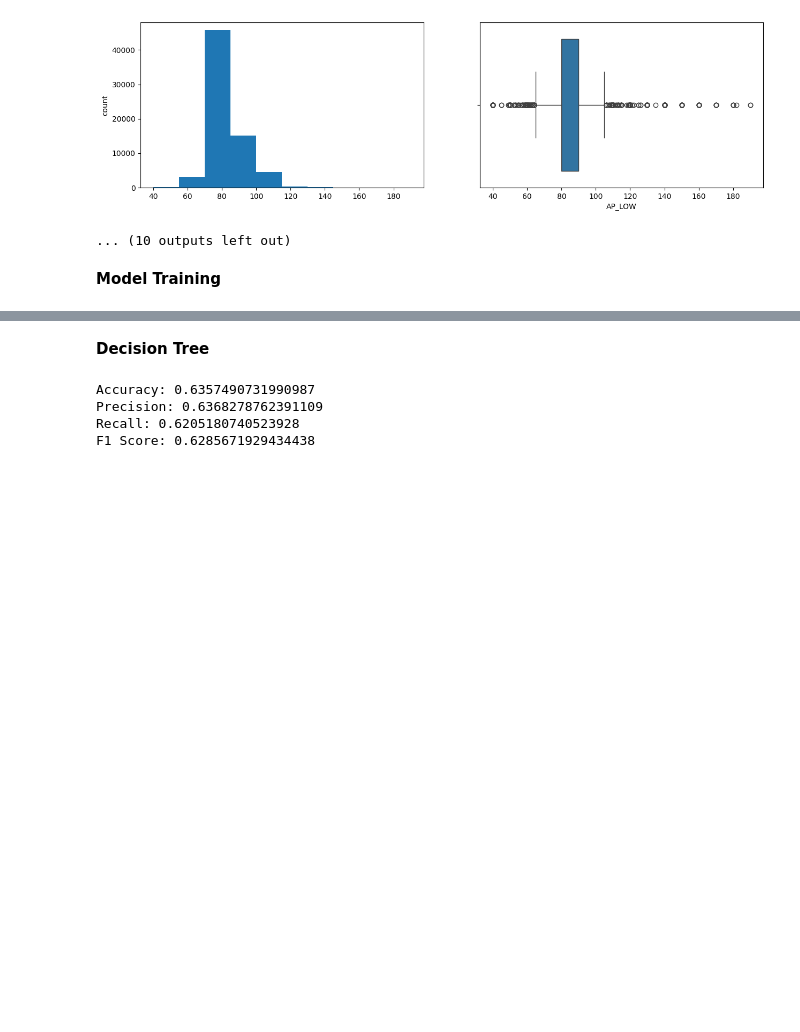
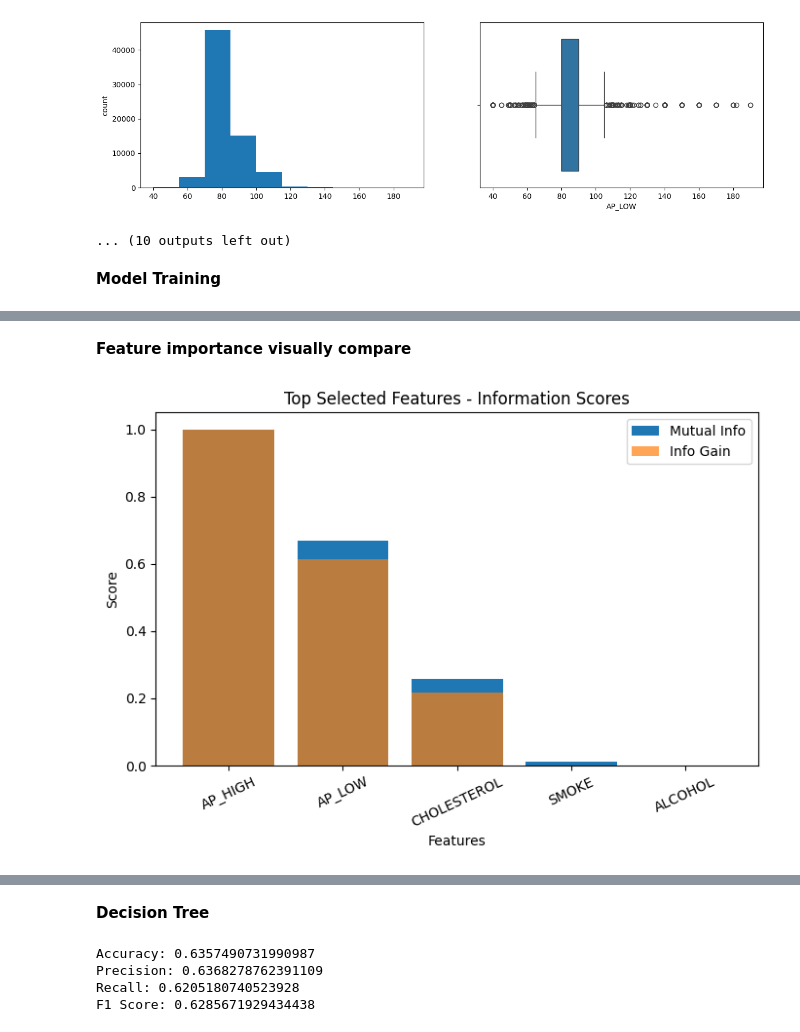
Before and after one commit to NawshinNeaha/AI-Lab, a Jupyter notebook: Cardio_Disease.ipynb, the cells around one changed output, grey strips where cells are left out. Saved outputs shown, nothing was run; the diff lists cells and outputs as text; code cells hidden in the pictures; blank space fills up the shorter version.

```diff
--- a/Cardio_Disease.ipynb
+++ b/Cardio_Disease.ipynb
@@ -344,0 +715,17 @@ X_train, X_test, y_train, y_test = train_test_split(x, y,test_size=0.2, random_s
+# %% [markdown]
+**Feature importance visually compare**
+# %%
+# Bar Chart
+plt.figure(figsize=(7,5))
+plt.bar(score_df["Feature"][:5], score_df["Mutual_Info"][:5], label="Mutual Info")
+plt.bar(score_df["Feature"][:5], score_df["Info_Gain"][:5], alpha=0.7, label="Info Gain")
+plt.title("Top Selected Features - Information Scores")
+plt.xlabel("Features")
+plt.ylabel("Score")
+plt.legend()
+plt.xticks(rotation=25)
+plt.tight_layout()
+plt.savefig("cardio_feature_importance_bar.png")
+plt.show()
+# %% [output]
+[figure, added]
```
Also changed, not shown: parts of 70 cells of this notebook.
